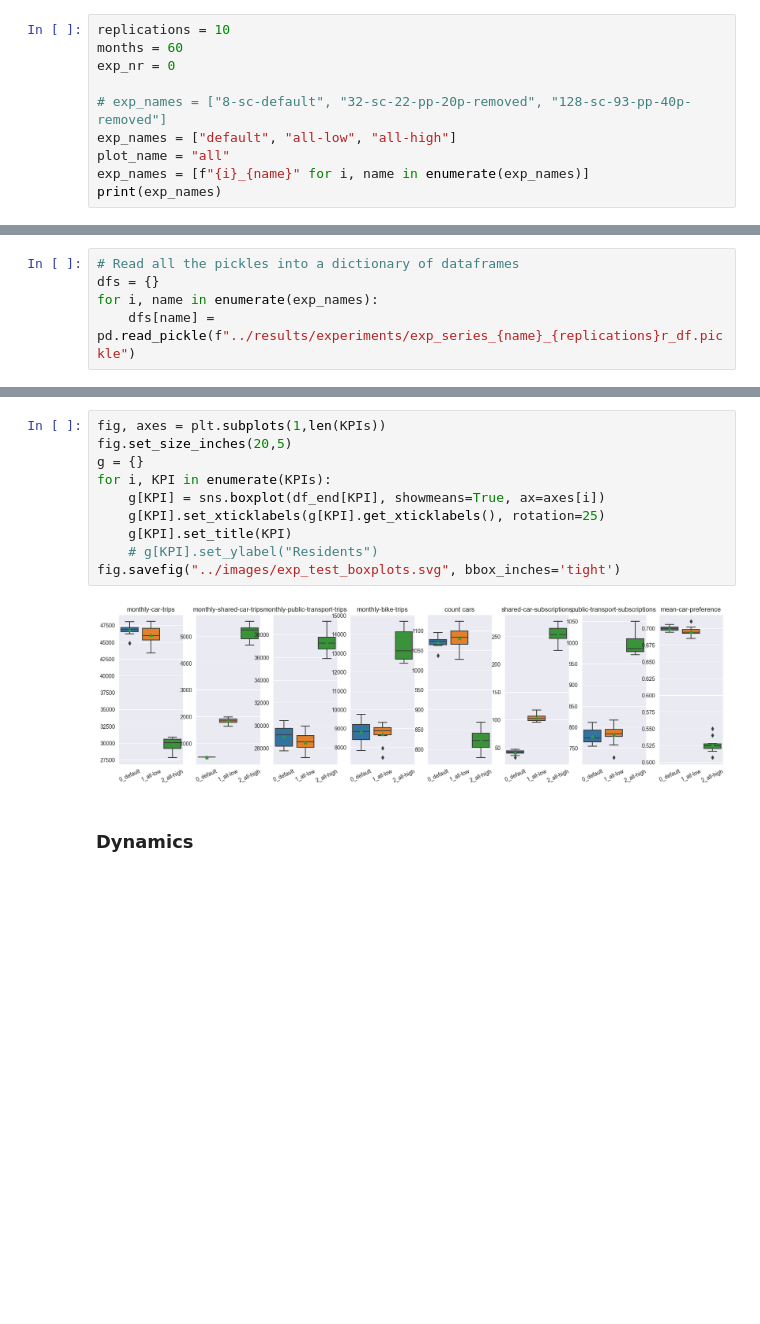
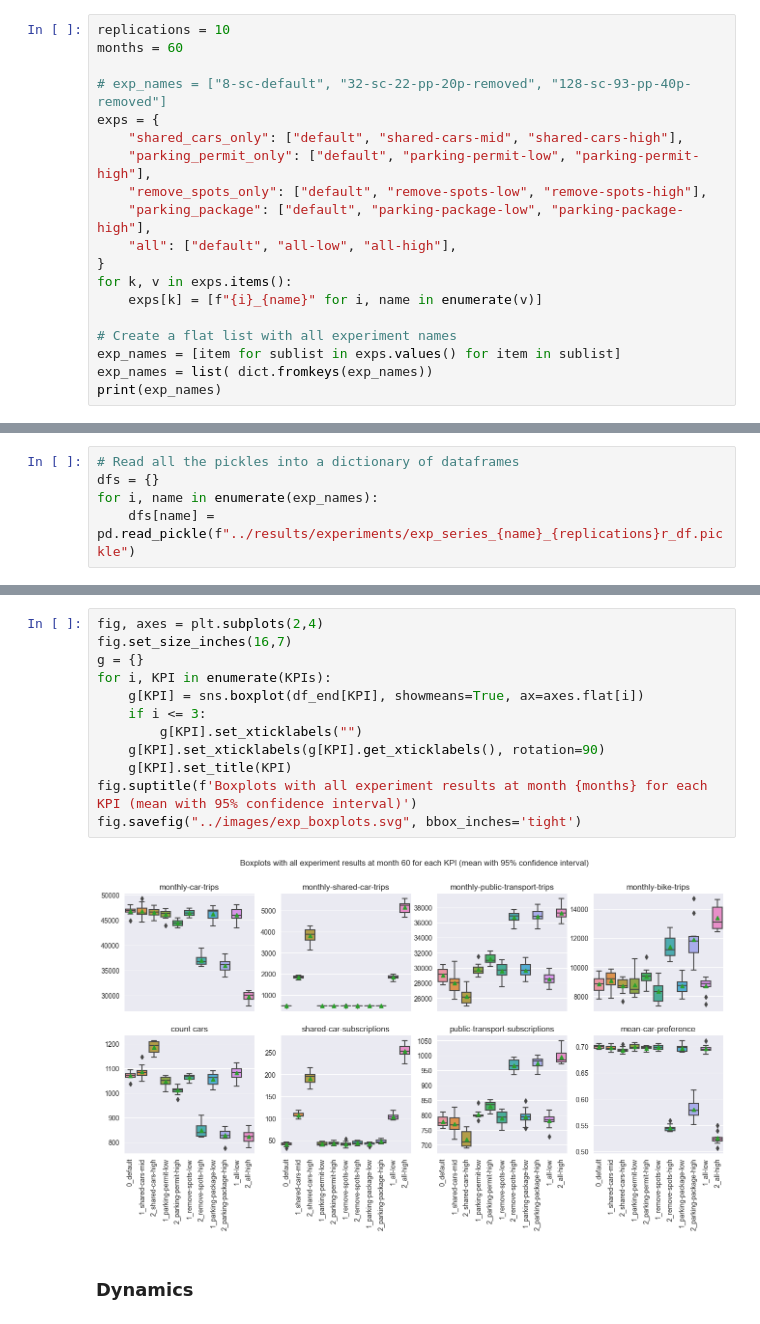
Before and after one commit to EwoutH/SEN9120-ABC, a Jupyter notebook: notebooks/process_experiments.ipynb, the cells around one changed output, grey strips where cells are left out. Cells and saved outputs as stored; diff of their text form; blank space fills up the shorter version.

```diff
--- a/notebooks/process_experiments.ipynb
+++ b/notebooks/process_experiments.ipynb
@@ -20,11 +24,20 @@ single_reporters = []
 # %%
 replications = 10
 months = 60
-exp_nr = 0
 
 # exp_names = ["8-sc-default", "32-sc-22-pp-20p-removed", "128-sc-93-pp-40p-removed"]
-exp_names = ["default", "all-low", "all-high"]
-plot_name = "all"
-exp_names = [f"{i}_{name}" for i, name in enumerate(exp_names)]
+exps = {
+    "shared_cars_only": ["default", "shared-cars-mid", "shared-cars-high"],
+    "parking_permit_only": ["default", "parking-permit-low", "parking-permit-high"],
+    "remove_spots_only": ["default", "remove-spots-low", "remove-spots-high"],
+    "parking_package": ["default", "parking-package-low", "parking-package-high"],
+    "all": ["default", "all-low", "all-high"],
+}
+for k, v in exps.items():
+    exps[k] = [f"{i}_{name}" for i, name in enumerate(v)]
+
+# Create a flat list with all experiment names
+exp_names = [item for sublist in exps.values() for item in sublist]
+exp_names = list( dict.fromkeys(exp_names))
 print(exp_names)
 # %% [output]
@@ -51,15 +64,17 @@ df_end["count cars"].head(3)
 # %%
-fig, axes = plt.subplots(1,len(KPIs))
-fig.set_size_inches(20,5)
+fig, axes = plt.subplots(2,4)
+fig.set_size_inches(16,7)
 g = {}
 for i, KPI in enumerate(KPIs):
-    g[KPI] = sns.boxplot(df_end[KPI], showmeans=True, ax=axes[i])
-    g[KPI].set_xticklabels(g[KPI].get_xticklabels(), rotation=25)
+    g[KPI] = sns.boxplot(df_end[KPI], showmeans=True, ax=axes.flat[i])
+    if i <= 3:
+        g[KPI].set_xticklabels("")
+    g[KPI].set_xticklabels(g[KPI].get_xticklabels(), rotation=90)
     g[KPI].set_title(KPI)
-    # g[KPI].set_ylabel("Residents")
-fig.savefig("../images/exp_test_boxplots.svg", bbox_inches='tight')
+fig.suptitle(f'Boxplots with all experiment results at month {months} for each KPI (mean with 95% confidence interval)')
+fig.savefig("../images/exp_boxplots.svg", bbox_inches='tight')
 # %% [output]
-[figure, old version]
+[figure, new version]
 # %% [markdown]
 ### Dynamics
 # %%
```
Also changed, not shown: parts of 10 cells of this notebook, 1 other file.
